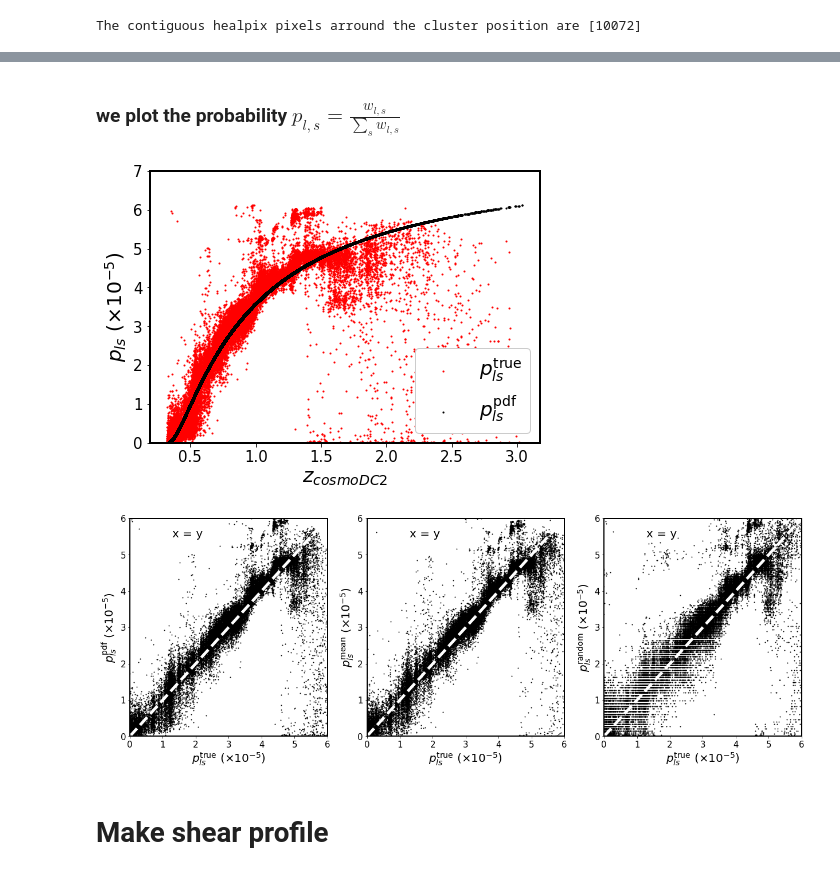
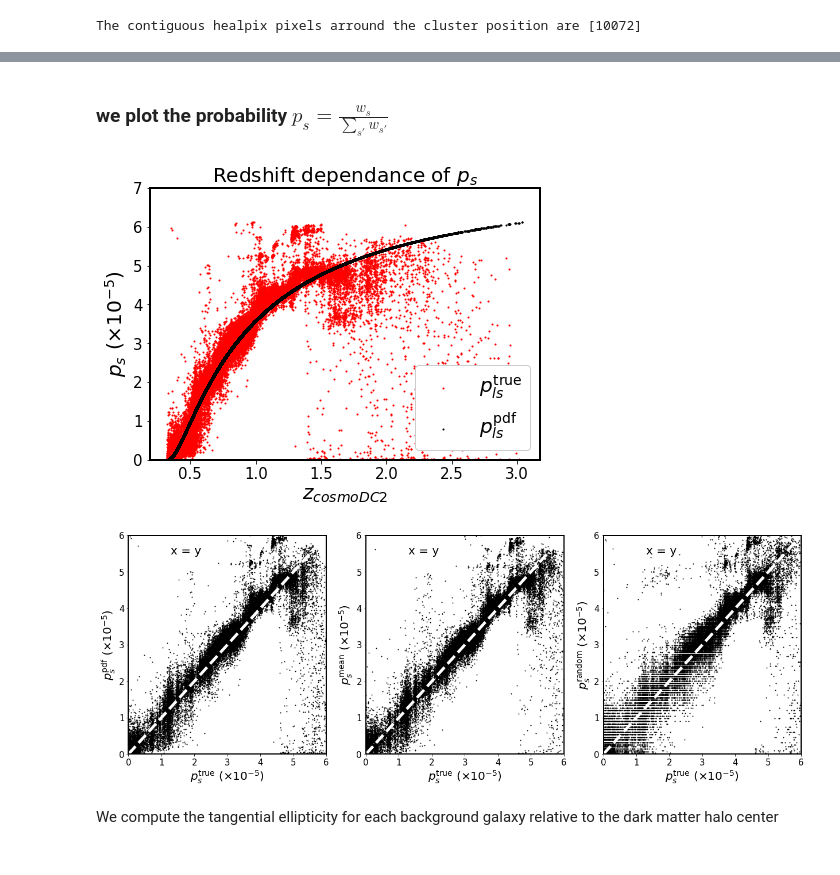
Before and after one commit to LSSTDESC/DC2_CL_PZ, a Jupyter notebook: Example_compute_deltasigma_with_photozs.ipynb, the cells around one changed output, grey strips where cells are left out. Drawn from its saved outputs; the diff is of its cells as text; code cells hidden in the pictures.

```diff
--- a/Example_compute_deltasigma_with_photozs.ipynb
+++ b/Example_compute_deltasigma_with_photozs.ipynb
@@ -133,5 +156,5 @@ Wall time: 4.2 s
 # %%
 %%time
-photoz_cat = cat.get_quantities(['photoz_pdf','photoz_mean','photoz_odds','redshift', 'galaxy_id'],
+photoz_cat = cat.get_quantities(['photoz_pdf','photoz_mean','redshift', 'galaxy_id'],
                             native_filters=['healpix_pixel=='+str(contiguous_healpix_pixels[0])])
 # %% [output]
@@ -184,6 +209,6 @@ unormed_integral = scipy.integrate.simps(cat_complete['photoz_pdf'] * sigma_crit
 norm = scipy.integrate.simps(cat_complete['photoz_pdf'], x=z_bins, axis = 1)
 # %%
-w_ls_photozs = (unormed_integral/norm)**2
-w_ls_true = (1/cosmo.eval_sigma_crit(z_min, cat_complete['redshift']))**2
-w_ls_mean = (1/cosmo.eval_sigma_crit(z_min, cat_complete['photoz_mean']))**2
+ws_pdf = (unormed_integral/norm)**2
+ws_true = (1/cosmo.eval_sigma_crit(z_min, cat_complete['redshift']))**2
+ws_mean = (1/cosmo.eval_sigma_crit(z_min, cat_complete['photoz_mean']))**2
 # %%
@@ -194,39 +219,38 @@ w_ls_random = np.array(w_ls_random)
 # %% [markdown]
-### we plot the probability $p_{l,s} = \frac{w_{l,s}}{\sum_s w_{l,s}}$
+### we plot the probability $p_{s} = \frac{w_{s}}{\sum_{s'} w_{s'}}$
 # %%
 plt.figure(figsize = (7,5))
-plt.scatter(cat_complete['redshift'], 1e5*w_ls_photozs/np.sum(w_ls_photozs), s = 1, c = 'r', label = r'$p_{ls}^{\rm true}$')
-plt.scatter(cat_complete['redshift'], 1e5*w_ls_true/np.sum(w_ls_true), s = 1, c = 'k', label = r'$p_{ls}^{\rm pdf}$')
-plt.ylabel(r'$p_{ls}\ (\times 10^{-5})$', fontsize = 20)
+plt.scatter(cat_complete['redshift'], 1e5*w_ls_photozs/np.sum(ws_pdf), s = 1, c = 'r', label = r'$p_{ls}^{\rm true}$')
+plt.scatter(cat_complete['redshift'], 1e5*w_ls_true/np.sum(ws_true), s = 1, c = 'k', label = r'$p_{ls}^{\rm pdf}$')
+plt.ylabel(r'$p_{s}\ (\times 10^{-5})$', fontsize = 20)
 plt.xlabel(r'$z_{cosmoDC2}$', fontsize = 20)
 plt.tick_params(axis='both', which = 'major', labelsize= 15, zorder = 0)
 plt.legend(fontsize = 20, loc = 'lower right', frameon = True, framealpha = 1)
 plt.ylim(0,7)
+plt.title(r'Redshift dependance of $p_{s}$', fontsize = 20)
 plt.show()
 # %% [output]
-[figure, old version]
+[figure, new version]
 # %%
-w_ls_with_photozs = [w_ls_photozs, w_ls_mean, w_ls_random]
-label = [r'$p_{ls}^{\rm pdf}\ (\times 10^{-5})$',
-         r'$p_{ls}^{\rm mean}\ (\times 10^{-5})$',
-         r'$p_{ls}^{\rm random}\ (\times 10^{-5})$']
+ws_with_photozs = [ws_pdf, ws_mean, ws_random]
+label = [r'$p_{s}^{\rm pdf}\ (\times 10^{-5})$',
+         r'$p_{s}^{\rm mean}\ (\times 10^{-5})$',
+         r'$p_{s}^{\rm random}\ (\times 10^{-5})$']
 
 x = np.linspace(0, 7, 100)
 fig, axs = plt.subplots(1, 3, figsize = (21,7))
 for i in range(3):
 
-    axs[i].scatter(w_ls_true/np.sum(w_ls_true)*1e5, 1e5*w_ls_with_photozs[i]/np.sum(w_ls_with_photozs[i]), s = 1, c='k')
+    axs[i].scatter(1e5 * ws_true/np.sum(ws_true), 1e5 * ws_with_photozs[i]/np.sum(ws_with_photozs[i]), s = 1, c='k')
     axs[i].plot(x,x, '--w', linewidth = 5, label = 'x = y', c = 'w')
-    axs[i].set_xlabel(r'$p_{ls}^{\rm true}\ (\times 10^{-5})$', fontsize = 20)
+    axs[i].set_xlabel(r'$p_{s}^{\rm true}\ (\times 10^{-5})$', fontsize = 20)
     axs[i].set_ylabel(label[i], fontsize = 20)
     axs[i].tick_params(axis='both', which = 'major', labelsize= 15, zorder = 0)
     axs[i].legend(fontsize = 20, loc = 'upper left', frameon = False)
     axs[i].set_ylim(0,6)
     axs[i].set_xlim(0,6)
 # %% [output]
-[figure, old version]
+[figure, new version]
-# %% [markdown]
-# Make shear profile
 # %%
 data = clmm.GCData(cat_complete)
 cl = clmm.GalaxyCluster('DM_halo', ra_cl, dec_cl, z_cl, data)
@@ -233,3 +261,5 @@ cl = clmm.GalaxyCluster('DM_halo', ra_cl, dec_cl, z_cl, data)
+# %% [markdown]
+We compute the tangential ellipticity for each background galaxy relative to the dark matter halo center
 # %%
 cl.compute_tangential_and_cross_components(
                                     shape_component1='e1', shape_component2='e2',
```
Also changed, not shown: parts of 36 cells of this notebook.
